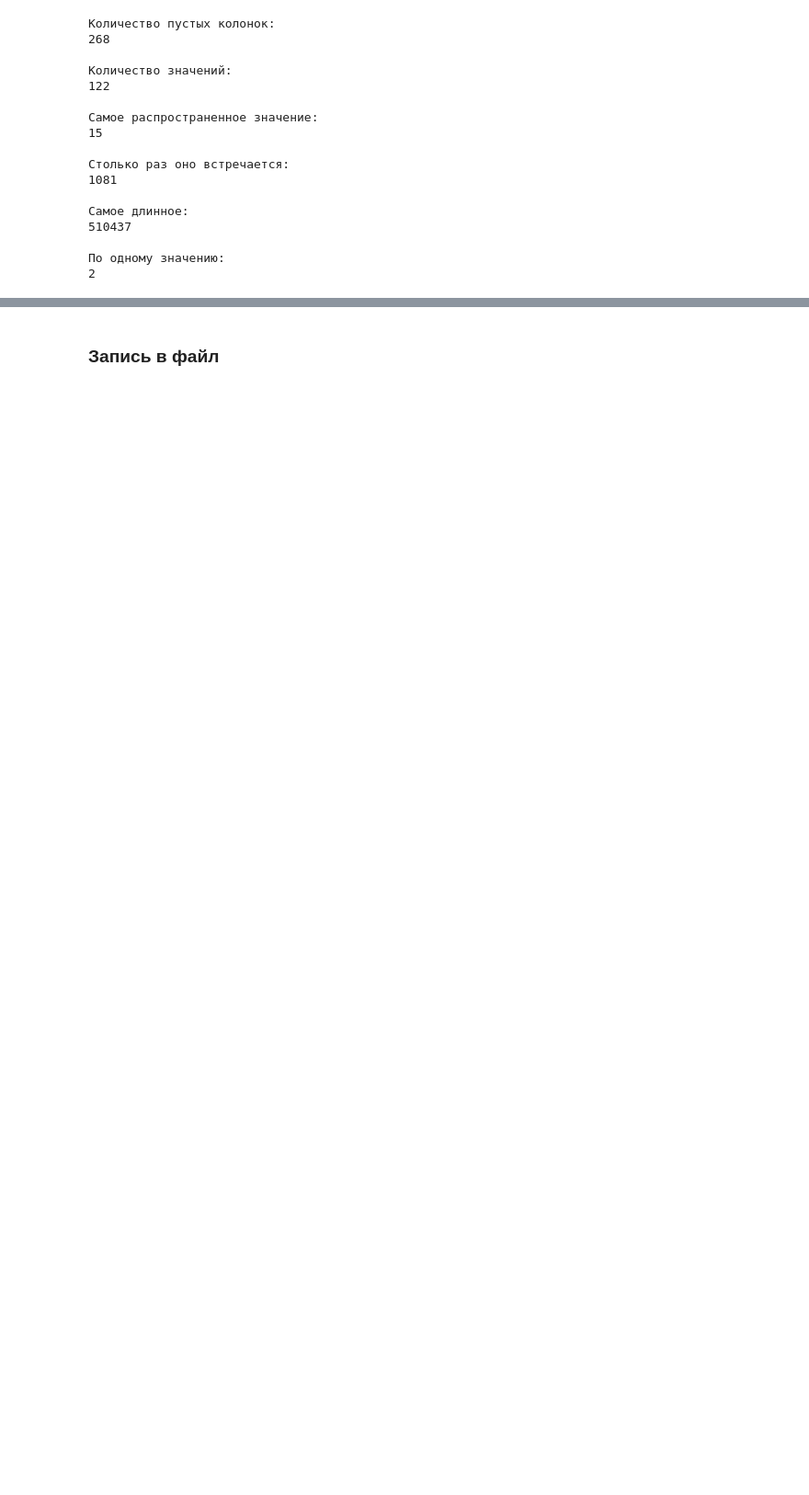
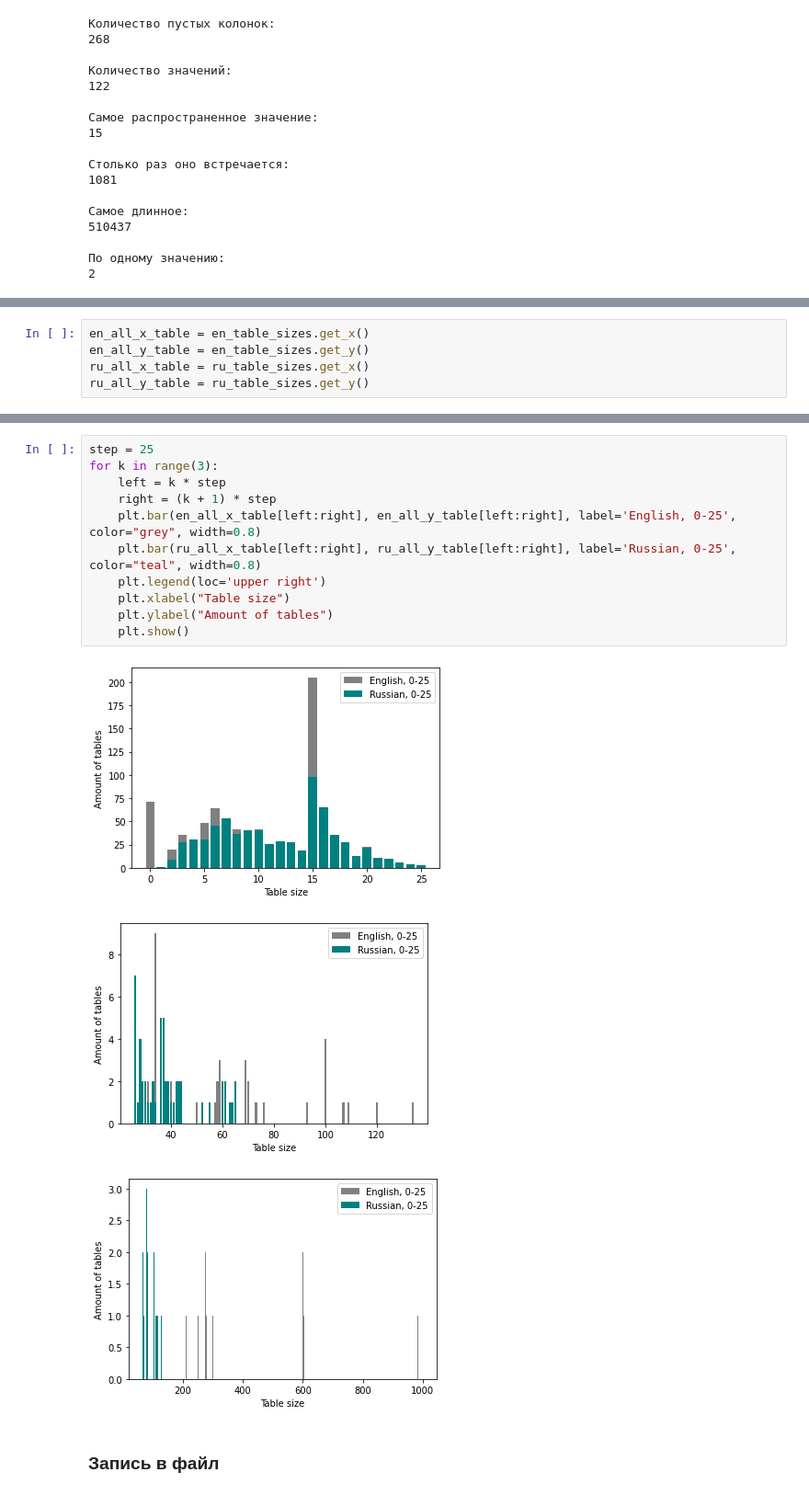
Before and after one commit to dmi3eva/araneae, a Jupyter notebook: notebooks/tables_sizes.ipynb, the cells around one changed output, grey strips where cells are left out. Shown at 92% size. Cells and saved outputs as stored; diff of their text form; blank space fills up the shorter version.

Commit message:
FIX: tables analysis

```diff
--- a/notebooks/tables_sizes.ipynb
+++ b/notebooks/tables_sizes.ipynb
@@ -169,0 +168,5 @@ ru_table_sizes = get_tables_sizes_statistics(ru_spider_new)
+# %%
+en_all_x_table = en_table_sizes.get_x()
+en_all_y_table = en_table_sizes.get_y()
+ru_all_x_table = ru_table_sizes.get_x()
+ru_all_y_table = ru_table_sizes.get_y()
@@ -170,3 +253,18 @@ ru_table_sizes = get_tables_sizes_statistics(ru_spider_new)
+# %%
+step = 25
+for k in range(3):
+    left = k * step
+    right = (k + 1) * step
+    plt.bar(en_all_x_table[left:right], en_all_y_table[left:right], label='English, 0-25', color="grey", width=0.8)
+    plt.bar(ru_all_x_table[left:right], ru_all_y_table[left:right], label='Russian, 0-25', color="teal", width=0.8)
+    plt.legend(loc='upper right')
+    plt.xlabel("Table size")
+    plt.ylabel("Amount of tables")
+    plt.show()
+# %% [output]
+[figure, added]
+[figure, added]
+[figure, added]
 # %% [markdown]
 ### Запись в файл
 # %%
```
Also changed, not shown: parts of 18 cells of this notebook.
